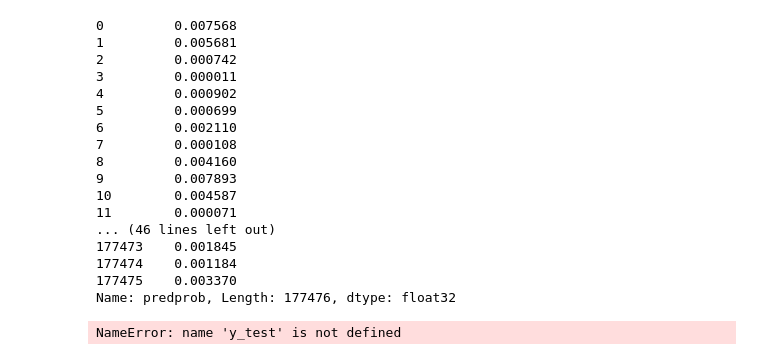
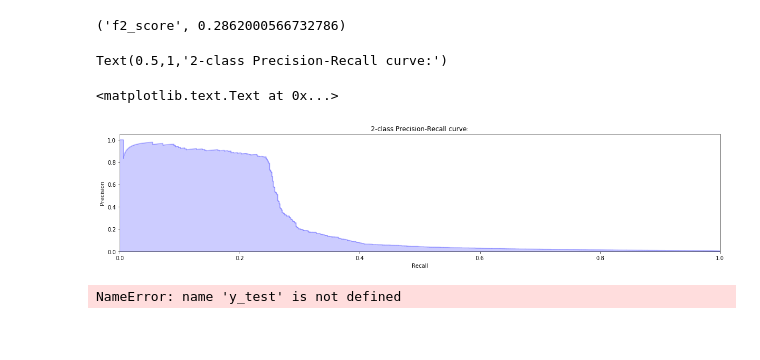
Before and after one commit to fuhailin/PINGAN-2018-Challenge, a Jupyter notebook: solution/xgboost_starter.ipynb, the cells around one changed output. Saved outputs shown, nothing was run; the diff lists cells and outputs as text; code cells hidden in the pictures.

```diff
--- a/solution/xgboost_starter.ipynb
+++ b/solution/xgboost_starter.ipynb
@@ -162,0 +132,16 @@ Text(0,0.5,'Feature Importance Score')
+# %%
+dtrain_predictions = xgb1.predict(train_df[predictors])
+dtest_predictions = xgb1.predict(test_df[predictors])
+#     Predict on testing data:
+dtrain_predprob = xgb1.predict_proba(train_df[predictors])[:,1]
+dtest_predprob = xgb1.predict_proba(test_df[predictors])[:,1]
+
+#Print model report:
+print("\nModel Report")
+print("Accuracy : %.4g" % metrics.accuracy_score(train_df['acc_now_delinq'].values, dtrain_predictions))
+print("Recall:%.4g"% metrics.accuracy_score(train_df['acc_now_delinq'].values, dtrain_predictions))
+print("AUC Score (Train): %f" % metrics.roc_auc_score(train_df['acc_now_delinq'], dtrain_predprob))
+print("AUC Score (Test): %f" % metrics.roc_auc_score(label['acc_now_delinq'], dtest_predprob))
+
+print("Fbeta_score(Train):%.4g"% metrics.fbeta_score(train_df['acc_now_delinq'].values, dtrain_predictions, beta = 2))
+print("Fbeta_score(Test):%.4g"% metrics.fbeta_score(label['acc_now_delinq'].values, dtest_predictions, beta = 2))
@@ -162,0 +167,27 @@ Text(0,0.5,'Feature Importance Score')
+# %%
+f2_score(dtest_predprob, label['acc_now_delinq'])
+# %% [output]
+('f2_score', 0.2862000566732786)
+# %%
+_
+# %% [output]
+Text(0.5,1,'2-class Precision-Recall curve:')
+# %%
+from sklearn.metrics import precision_recall_curve
+import matplotlib.pyplot as plt
+
+precision, recall, _ = precision_recall_curve(label['acc_now_delinq'], dtest_predprob)
+
+plt.step(recall, precision, color='b', alpha=0.2,
+         where='post')
+plt.fill_between(recall, precision, step='post', alpha=0.2,
+                 color='b')
+
+plt.xlabel('Recall')
+plt.ylabel('Precision')
+plt.ylim([0.0, 1.05])
+plt.xlim([0.0, 1.0])
+plt.title('2-class Precision-Recall curve:')
+# %% [output]
+<matplotlib.text.Text at 0x...>
+[figure, added]
@@ -163,25 +208,5 @@ Text(0,0.5,'Feature Importance Score')
 # %%
 y_score = alg.decision_function(X_test)
-# %%
-dtest['predprob']
-# %% [output]
-0         0.007568
-1         0.005681
-2         0.000742
-3         0.000011
-4         0.000902
-5         0.000699
-6         0.002110
-7         0.000108
-8         0.004160
-9         0.007893
-10        0.004587
-11        0.000071
-... (46 lines left out)
-177473    0.001845
-177474    0.001184
-177475    0.003370
-Name: predprob, Length: 177476, dtype: float32
 # %%
 from sklearn.metrics import average_precision_score
 average_precision = average_precision_score(y_test, dtest['predprob'])
```
Also changed, not shown: parts of 11 cells of this notebook, 2 other files.
